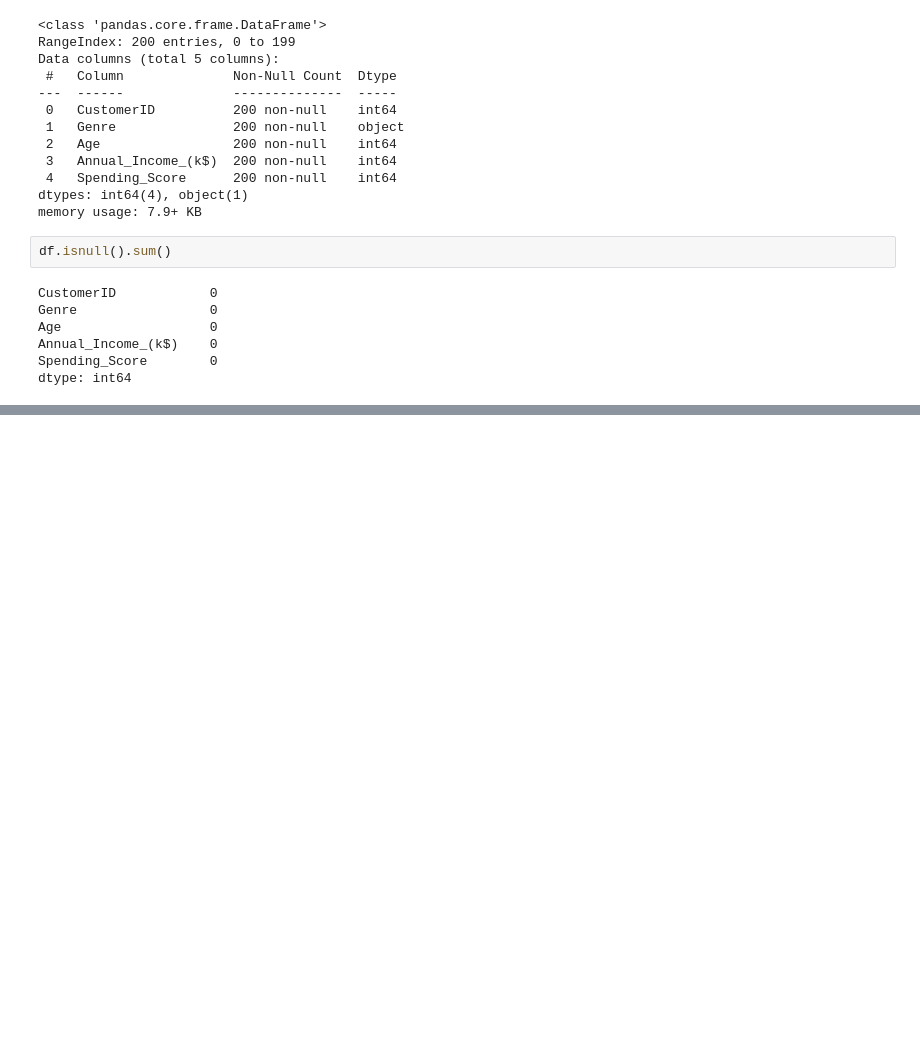
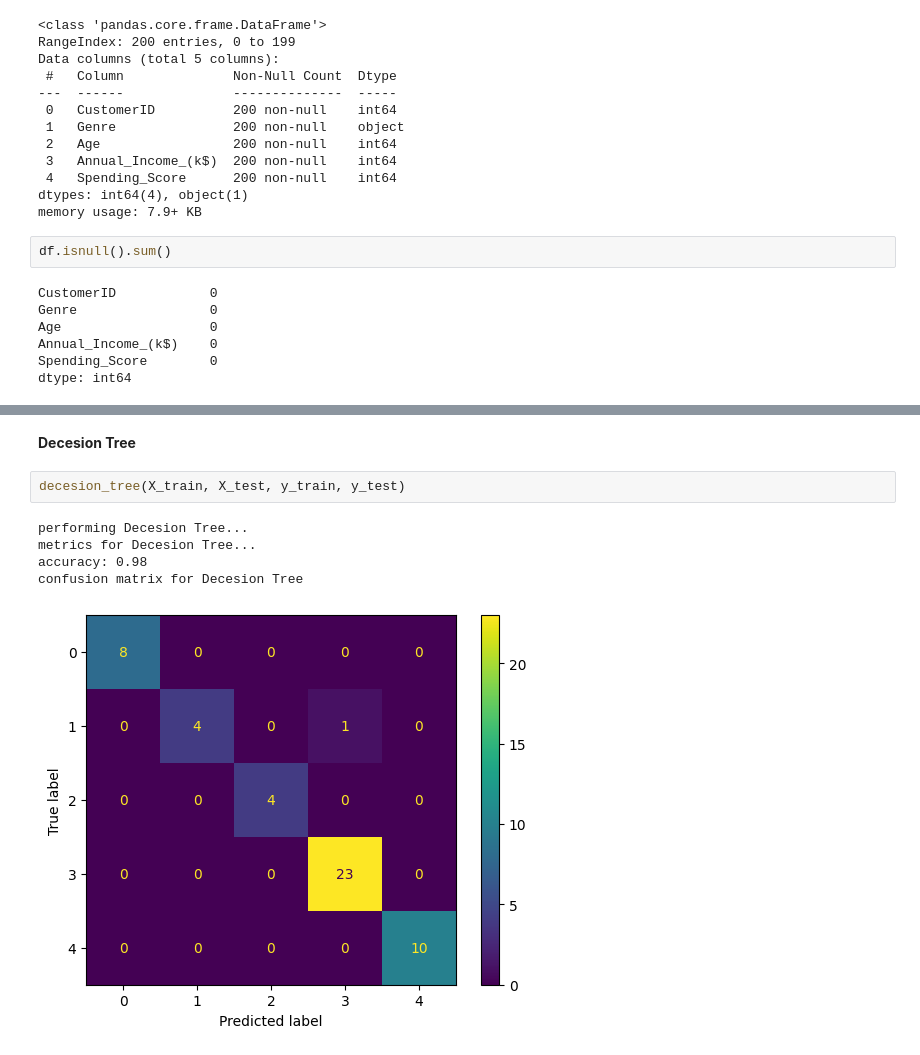
Before and after one commit to cohensaeb/class_notes, a Jupyter notebook: 1002_Assignment_2/Assignment_2_Ahmad_Sayeb.ipynb, the cells around one changed output, grey strips where cells are left out. Saved outputs shown, nothing was run; the diff lists cells and outputs as text; blank space fills up the shorter version.

```diff
--- a/1002_Assignment_2/Assignment_2_Ahmad_Sayeb.ipynb
+++ b/1002_Assignment_2/Assignment_2_Ahmad_Sayeb.ipynb
@@ -135,0 +253,10 @@ dtype: int64
+# %% [markdown]
+**Decesion Tree**
+# %%
+decesion_tree(X_train, X_test, y_train, y_test)
+# %% [output]
+performing Decesion Tree...
+metrics for Decesion Tree...
+accuracy: 0.98
+confusion matrix for Decesion Tree
+[figure, added]
```
Also changed, not shown: parts of 17 cells of this notebook.
